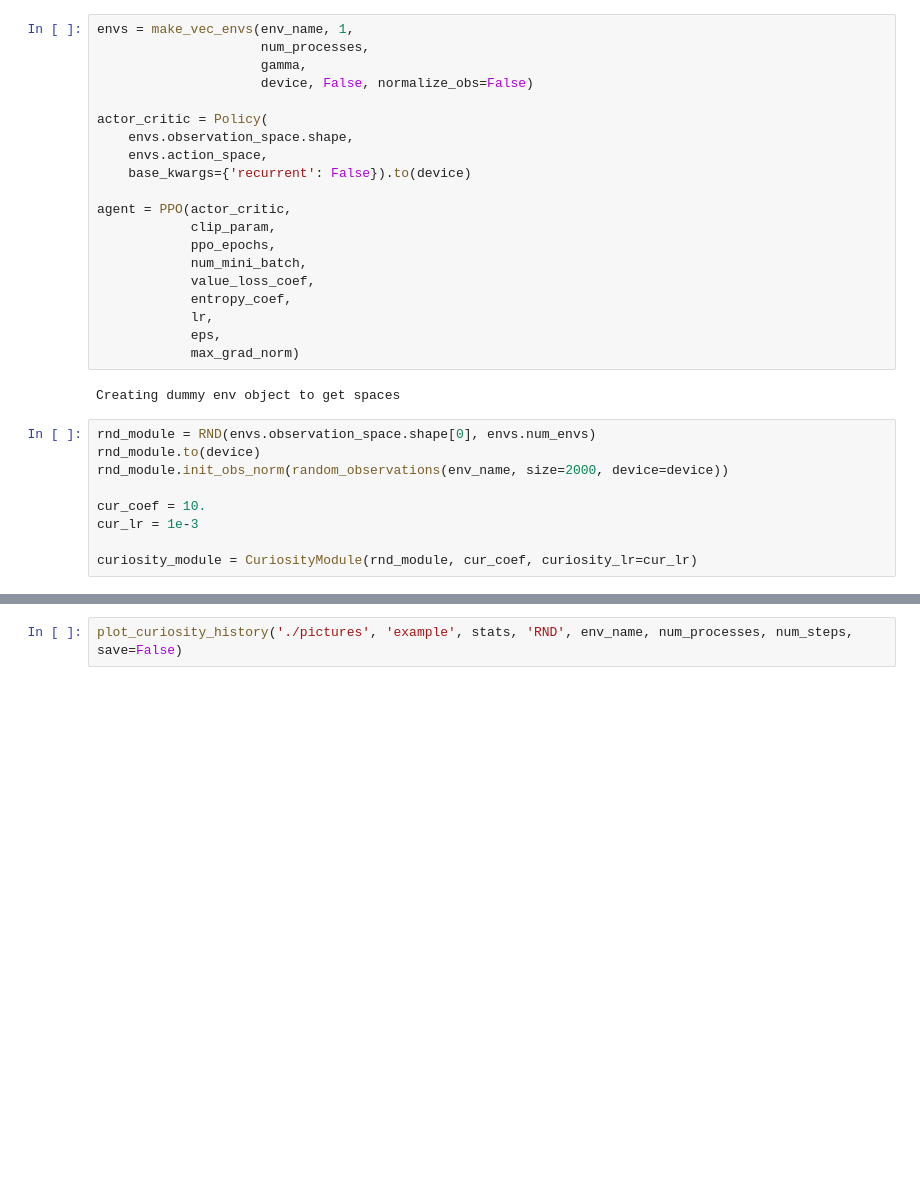
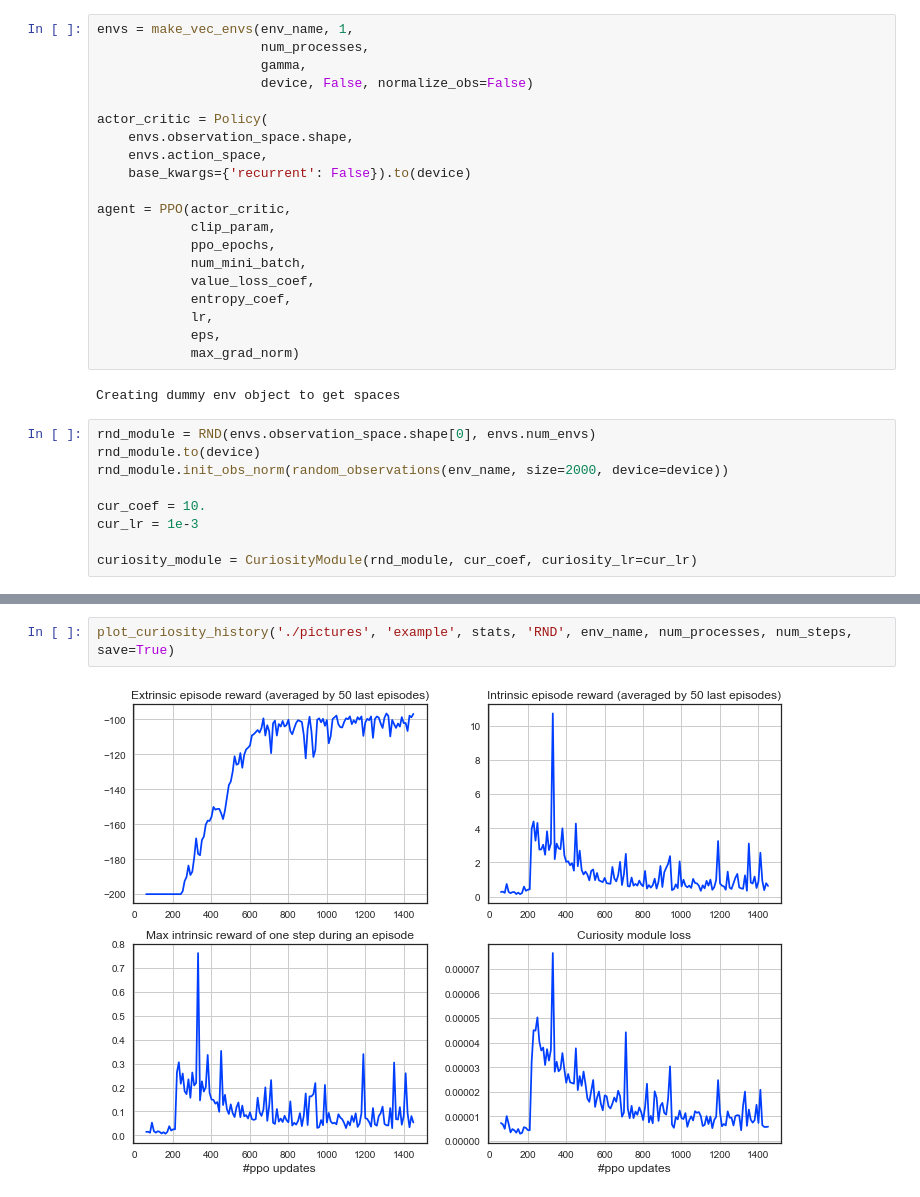
Before and after one commit to burkinamaria/IntrinsicMotivationRL, a Jupyter notebook: src/Example.ipynb, the cells around one changed output, grey strips where cells are left out. Cells and saved outputs as stored; diff of their text form; blank space fills up the shorter version.

Commit message:
add example notebook

```diff
--- a/src/Example.ipynb
+++ b/src/Example.ipynb
@@ -71,2 +69,4 @@ Current lr: 0.00058
 # %%
-plot_curiosity_history('./pictures', 'example', stats, 'RND', env_name, num_processes, num_steps, save=False)
+plot_curiosity_history('./pictures', 'example', stats, 'RND', env_name, num_processes, num_steps, save=True)
+# %% [output]
+[figure, added]
```
Also changed, not shown: parts of 2 cells of this notebook, 2 other files.
